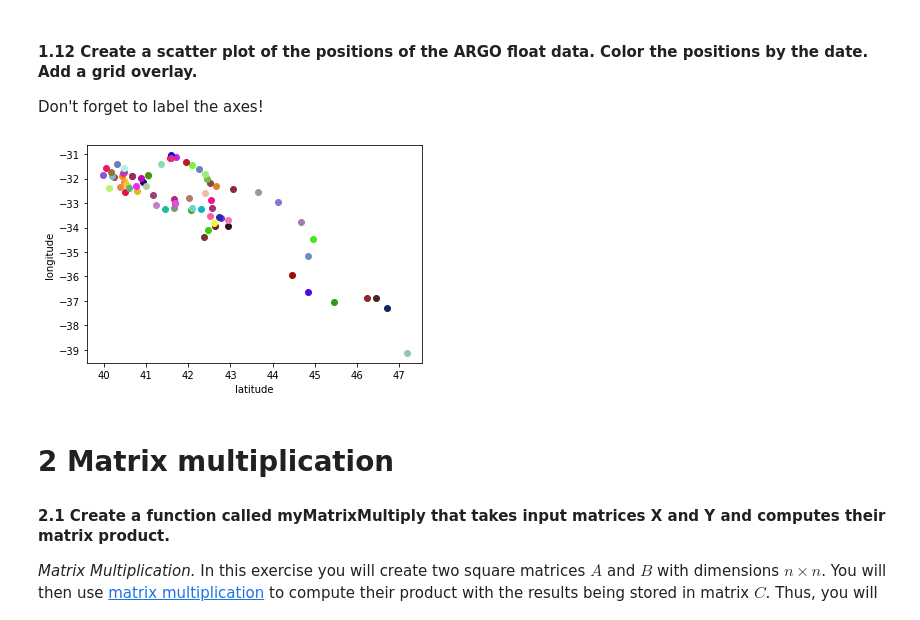
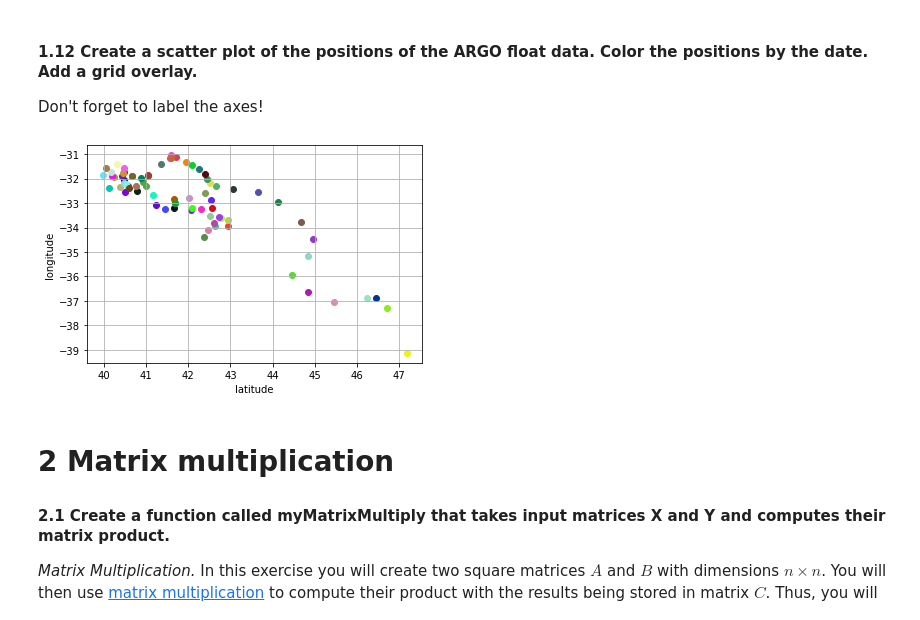
Before and after one commit to bm2570/cmsc6950_git_assignment, a Jupyter notebook: assignment/Assignment7/Assignment_7.ipynb, the cells around one changed output. Drawn from its saved outputs; the diff is of its cells as text; code cells hidden in the pictures.

Commit message:
Added grid to scatterplot

```diff
--- a/assignment/Assignment7/Assignment_7.ipynb
+++ b/assignment/Assignment7/Assignment_7.ipynb
@@ -216,19 +216,19 @@ Don't forget to label the axes!
 # %%
 import random
 
 fig=plt.figure()
 axes=fig.add_subplot()
 for i in range(len(lat)):
     # using rgb values to have each date as a different color
     # Chances of reproducing the same color is exponentially low so do not need to track which colors are used already
-    # No legend since there are so many data points
+    # No legend since there are so many dates
     rgb = (random.random(),random.random(),random.random())
     axes.scatter(lat[i], lon[i],c=[rgb] )
     axes.set(ylabel='longitude', xlabel='latitude')
-
+plt.grid()
 plt.show()
 # %% [output]
-[figure, old version]
+[figure, new version]
 # %% [markdown]
 # 2 Matrix  multiplication
 #### 2.1 Create a function called myMatrixMultiply that takes input matrices X and Y and computes their matrix product.
```
